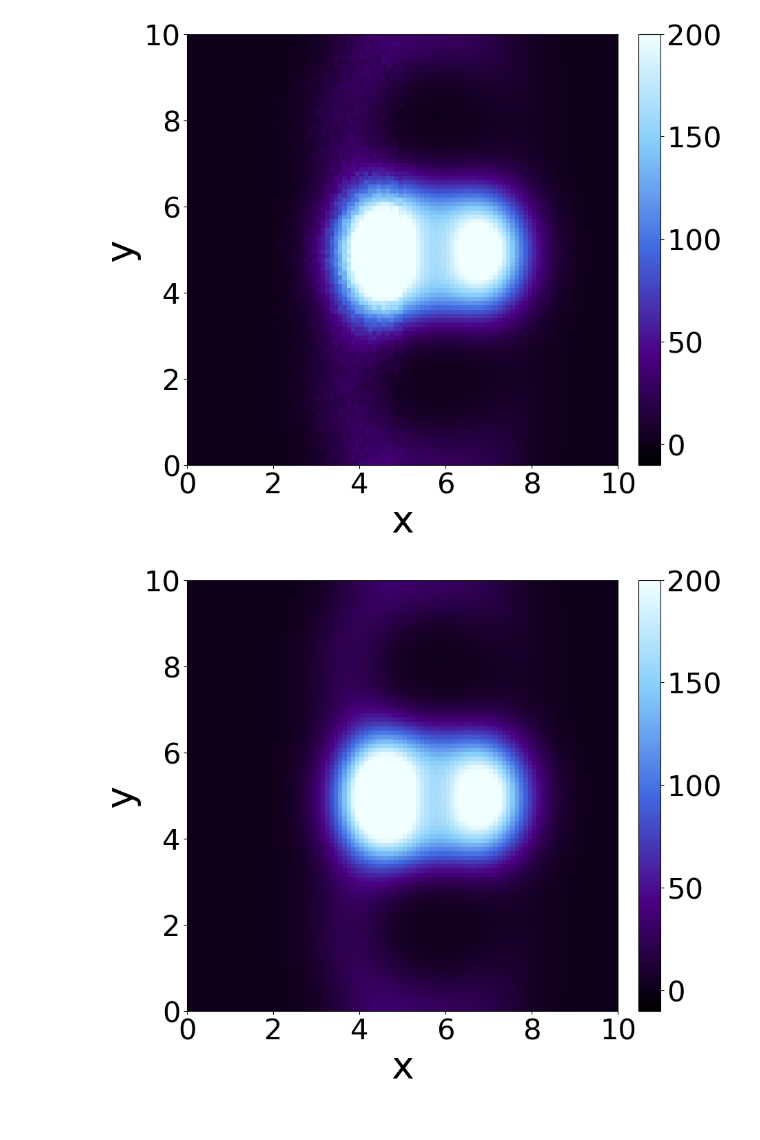
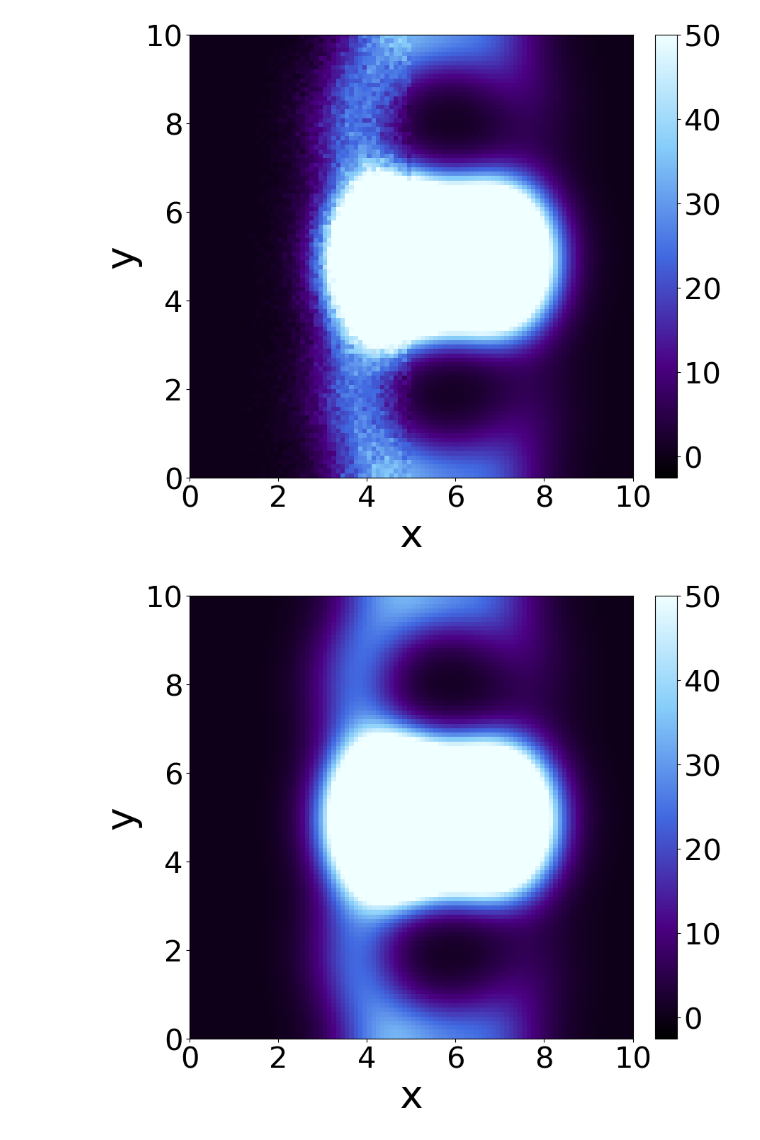
Before and after one commit to MargKos/multiscaleRD, a Jupyter notebook: multiscaleRD/Plot_SIRTau.ipynb, the cells around one changed output. Cells and saved outputs as stored; diff of their text form; code cells hidden in the pictures.

Commit message:
test gitignore

```diff
--- a/multiscaleRD/Plot_SIRTau.ipynb
+++ b/multiscaleRD/Plot_SIRTau.ipynb
@@ -16,9 +16,9 @@ import seaborn as sns
 from matplotlib.colors import ListedColormap, LinearSegmentedColormap
 from ParametersB_SIR import *
 
-DiscreteSusAverage = np.load('./Solutions/SusAverageTauB.npy')
-DiscreteInfAverage = np.load('./Solutions/InfAverageTauB.npy')
-DiscreteRecAverage = np.load('./Solutions/RecAverageTauB.npy')
+DiscreteSusAverage = np.load('./Solutions/SusAverageTauBTest.npy')
+DiscreteInfAverage = np.load('./Solutions/InfAverageTauBTest.npy')
+DiscreteRecAverage = np.load('./Solutions/RecAverageTauBTest.npy')
 
 ReferenceSus = np.load('./Solutions/FDSIR1_B.npy')
 ReferenceInf = np.load('./Solutions/FDSIR2_B.npy')
@@ -112,7 +112,7 @@ def functionplot(Data, Max, Name):
     plt.clim(-Max / 20, Max)
     plt.tight_layout()
     #plt.show()  # Display the plot interactively
-    plt.savefig('./Plots/Tau/SIR_Tau' + str(Name) + '.png')
+    plt.savefig('./Plots/TauTest/SIR_Tau' + str(Name) + '.png')
 
 #%% For other points to compare
 
@@ -121,7 +121,7 @@ def functionplot(Data, Max, Name):
 
 TimeSteps=[0,5,8]
 
-MaxPlot=[200,400,300]
+MaxPlot=[50,400,300]
 
 
 functionplot(HybridSus[TimeSteps[1]], MaxPlot[0], 'HybridSus'+str(np.round((TimeSteps[1]+1)*constant*deltat, decimals=2)))
@@ -184,2 +184,2 @@ print(np.mean(HybridRec[TimeSteps[2]]),
-[figure, old version]
+[figure, new version]
-[figure, old version]
+[figure, new version]
```
Also changed, not shown: parts of 2 cells of this notebook, 38 other files.
